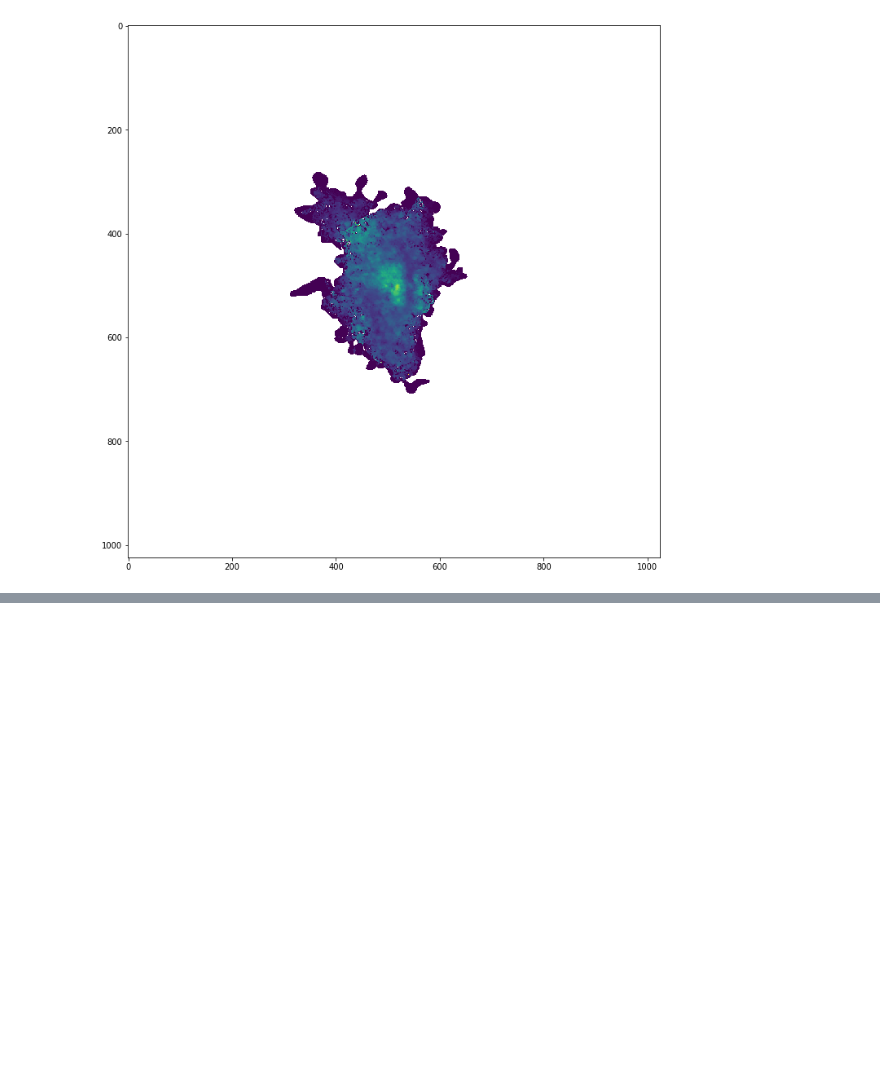
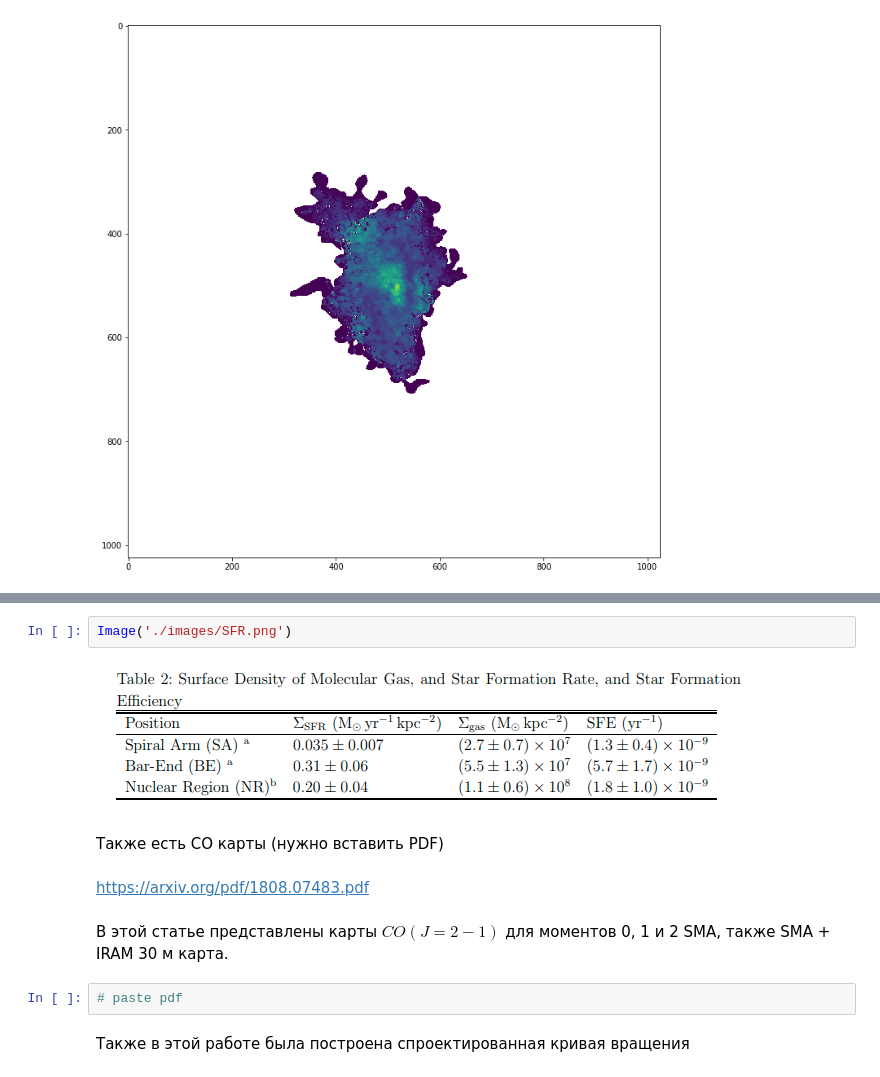
Before and after one commit to ValerieKostiuk/Course-work, a Jupyter notebook: NGC3627/notes.ipynb, the cells around one changed output, grey strips where cells are left out. Drawn from its saved outputs; the diff is of its cells as text; blank space fills up the shorter version.

```diff
--- a/NGC3627/notes.ipynb
+++ b/NGC3627/notes.ipynb
@@ -78,0 +88,14 @@ fits_file('./data/NGC_3627_NA_MOM2_THINGS.FITS',12,12)
+# %%
+Image('./images/SFR.png')
+# %% [output]
+[figure, added]
+# %% [markdown]
+Также есть СО карты (нужно вставить PDF)
+# %% [markdown]
+https://arxiv.org/pdf/1808.07483.pdf
+# %% [markdown]
+В этой статье представлены карты $CO(J=2-1)$ для моментов 0, 1 и 2 SMA, также SMA + IRAM 30 м карта.
+# %%
+# paste pdf
+# %% [markdown]
+Также в этой работе была построена спроектированная кривая вращения
```
Also changed, not shown: parts of 5 cells of this notebook, 6 other files.
